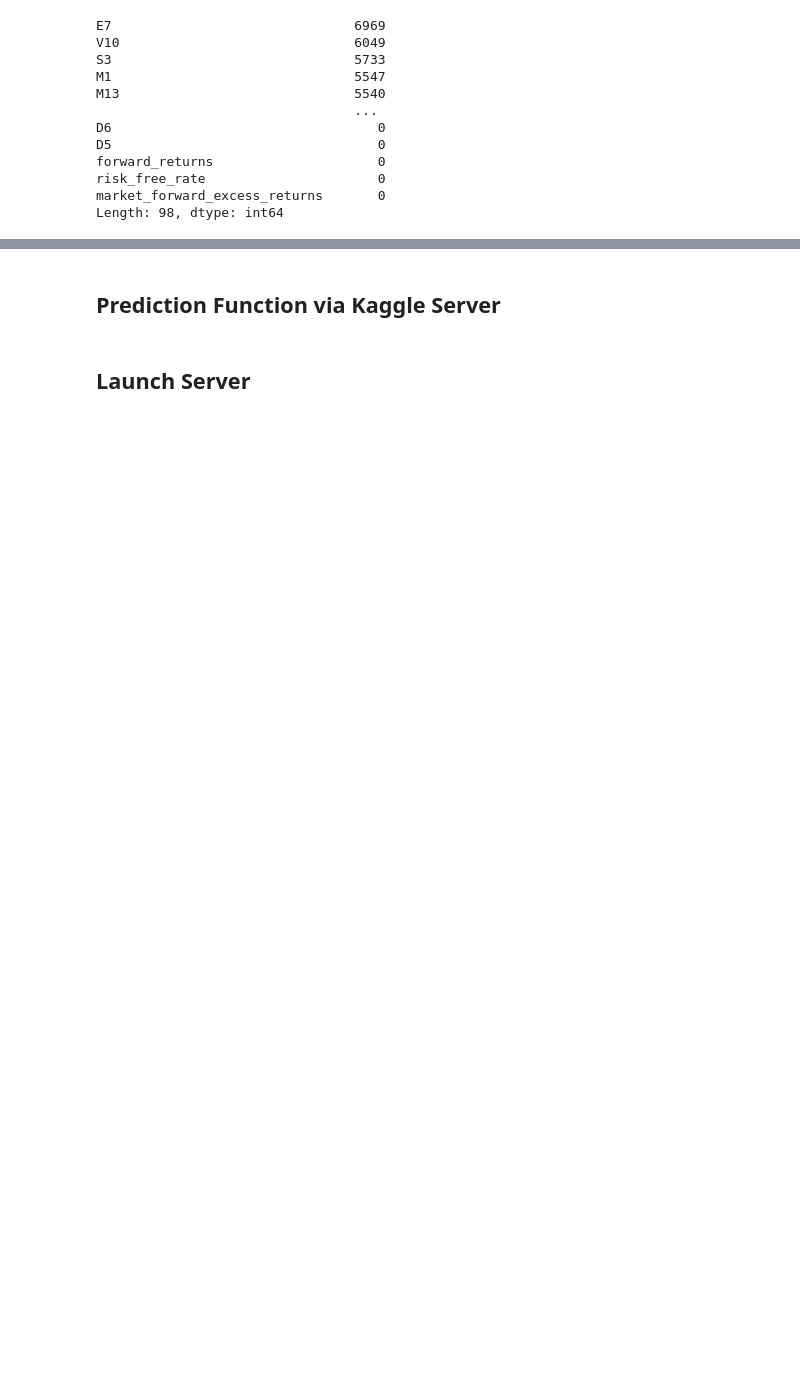
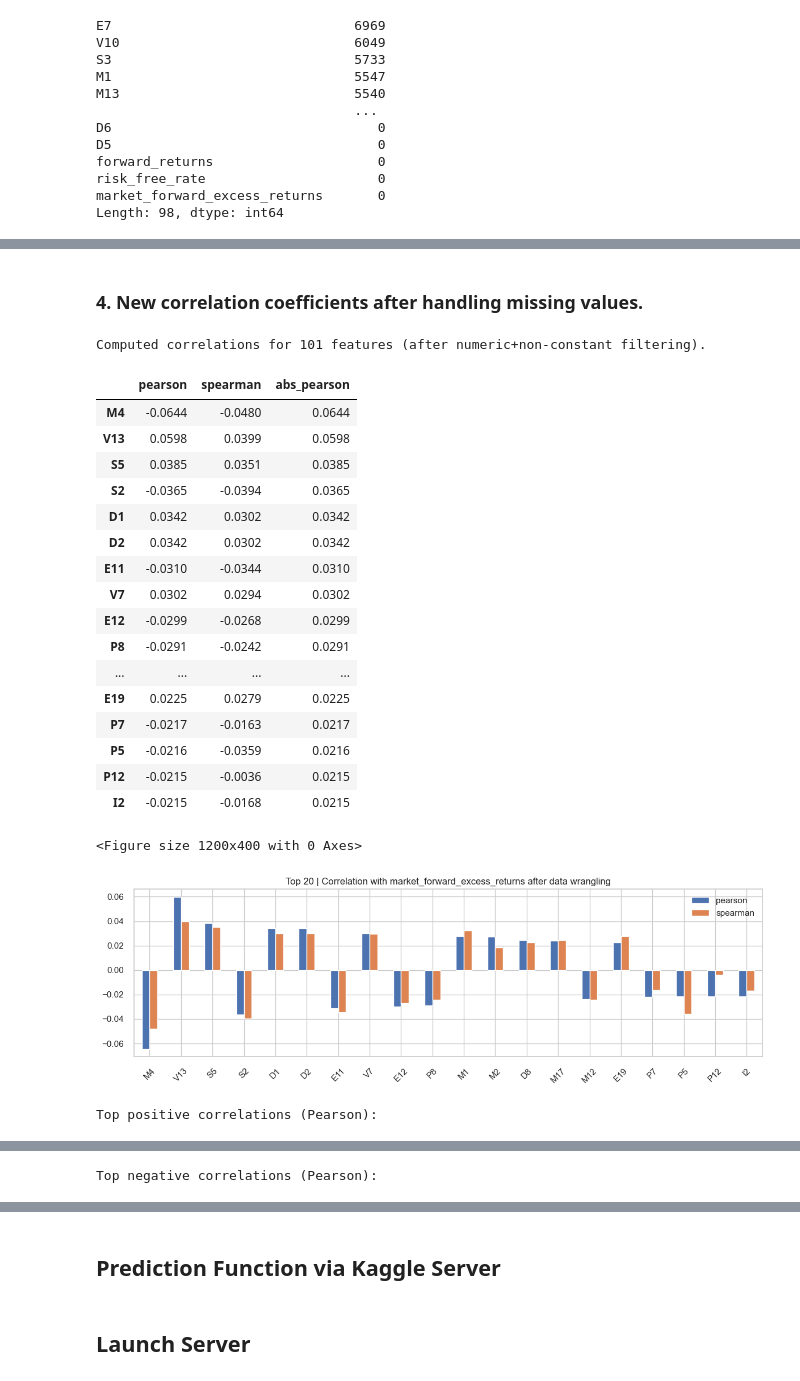
Before and after one commit to eugene-maina72/hull-tactical_kaggle_competition, a Jupyter notebook: hull-notebook.ipynb, the cells around one changed output, grey strips where cells are left out. Cells and saved outputs as stored; diff of their text form; code cells hidden in the pictures; blank space fills up the shorter version.

```diff
--- a/hull-notebook.ipynb
+++ b/hull-notebook.ipynb
@@ -431,0 +337,4 @@ model.fit(X_train, y_train)
+# %%
+train_df.set_index('date_id', inplace=True)
+
+train_df.head()
@@ -431,0 +553,70 @@ model.fit(X_train, y_train)
+# %% [markdown]
+### 4. New correlation coefficients after handling missing values.
+# %%
+sns.set_theme(context="notebook", style="whitegrid")
+
+assert TARGET_COL in df.columns, f"Target '{TARGET_COL}' not found in df."
+
+# --- candidate features (pre-imputation ok; corr does pairwise drops)
+date_cols = [c for c in df.columns if ("date" in c.lower()) or ("id" in c.lower())]
+leak_cols = [c for c in df.columns if ("forward" in c.lower()) and (c != TARGET_COL)]
+
+candidate = [c for c in df.columns if c not in ([TARGET_COL] + date_cols + leak_cols)]
+
+# numeric only, drop constant columns
+num_feats = df[candidate].select_dtypes(include=[np.number]).columns.tolist()
+non_const = [c for c in num_feats if df[c].std(skipna=True) > 0]
+
+# --- compute correlations (pairwise -> tolerates NaNs)
+pearson  = df[non_const].corrwith(df[TARGET_COL], method="pearson")
+spearman = df[non_const].corrwith(df[TARGET_COL], method="spearman")
+
+corr_df = pd.DataFrame({"pearson": pearson, "spearman": spearman})
+corr_df["abs_pearson"] = corr_df["pearson"].abs()
+corr_df = corr_df.replace([np.inf, -np.inf], np.nan).dropna()
+
+# --- top-k overview
+topk = 20
+top_abs = corr_df.nlargest(topk, "abs_pearson")
+
+print(f"Computed correlations for {len(corr_df)} features (after numeric+non-constant filtering).")
+display(top_abs)
+
+# --- bar plot
+plt.figure(figsize=(12,4))
+top_abs[["pearson","spearman"]].plot(kind="bar", figsize=(12,4), rot=45)
+plt.title(f"Top {topk} | Correlation with {TARGET_COL} after data wrangling")
+plt.tight_layout()
+plt.show()
+
+# --- strongest +/- (Pearson)
+top_pos = corr_df.sort_values("pearson", ascending=False).head(10)
+top_neg = corr_df.sort_values("pearson", ascending=True).head(10)
+
+print("\nTop positive correlations (Pearson):")
+display(top_pos)
+
+print("\nTop negative correlations (Pearson):")
+display(top_neg)
+# %% [output]
+Computed correlations for 101 features (after numeric+non-constant filtering).
+|  | pearson | spearman | abs_pearson |
+| M4 | -0.0644 | -0.0480 | 0.0644 |
+| V13 | 0.0598 | 0.0399 | 0.0598 |
+| S5 | 0.0385 | 0.0351 | 0.0385 |
+| S2 | -0.0365 | -0.0394 | 0.0365 |
+| D1 | 0.0342 | 0.0302 | 0.0342 |
+| D2 | 0.0342 | 0.0302 | 0.0342 |
+| E11 | -0.0310 | -0.0344 | 0.0310 |
+| V7 | 0.0302 | 0.0294 | 0.0302 |
+| E12 | -0.0299 | -0.0268 | 0.0299 |
+| P8 | -0.0291 | -0.0242 | 0.0291 |
+| ... | ... | ... | ... |
+| E19 | 0.0225 | 0.0279 | 0.0225 |
+| P7 | -0.0217 | -0.0163 | 0.0217 |
+| P5 | -0.0216 | -0.0359 | 0.0216 |
+| P12 | -0.0215 | -0.0036 | 0.0215 |
+| I2 | -0.0215 | -0.0168 | 0.0215 |
+<Figure size 1200x400 with 0 Axes>
+[figure, added]
+Top positive correlations (Pearson):
@@ -431,0 +634 @@ model.fit(X_train, y_train)
+Top negative correlations (Pearson):
```
Also changed, not shown: parts of 63 cells of this notebook, 5 other files.
